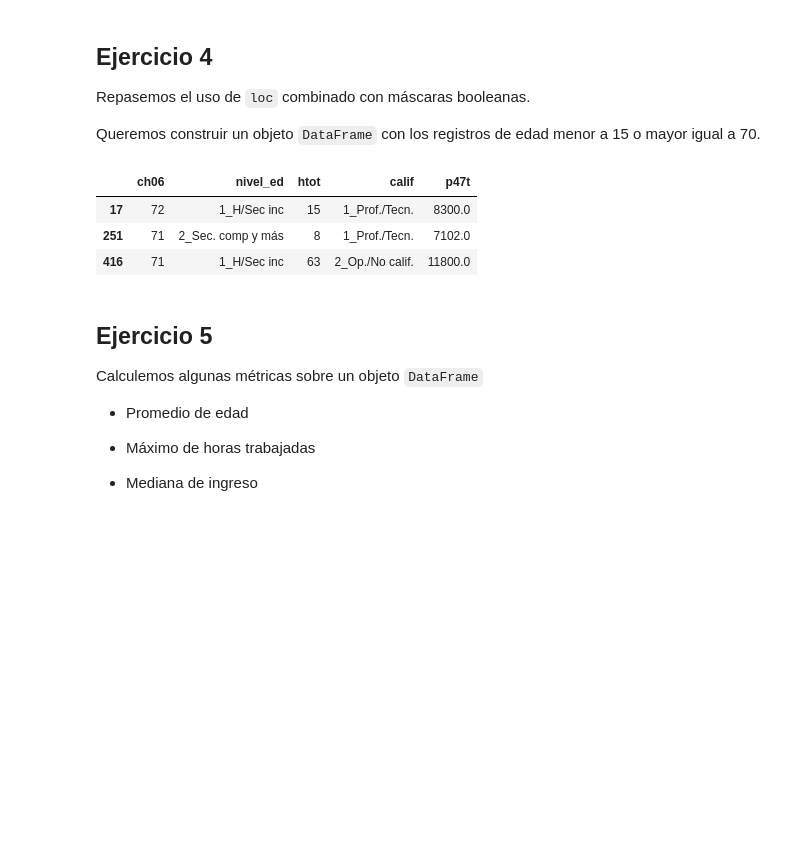
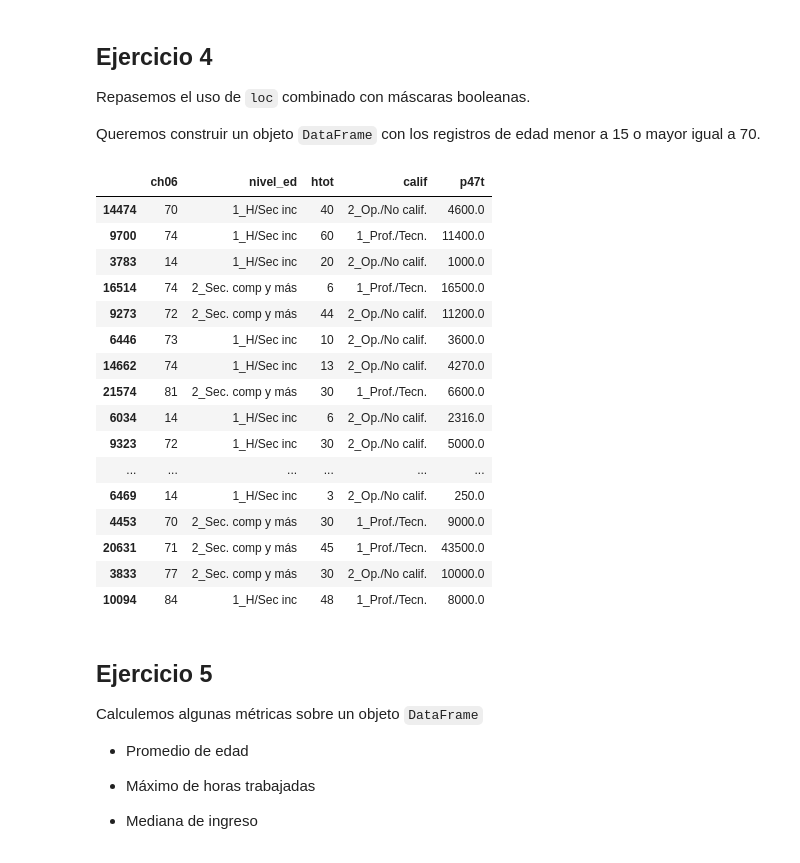
Before and after one commit to Facundo-Peloso/Practica-de-Clases, a Jupyter notebook: clase_05/dsad_2021/M1/CLASE_05_Pandas1/Notebooks/4_checkpoint.ipynb, the cells around one changed output. Cells and saved outputs as stored; diff of their text form; code cells hidden in the pictures; blank space fills up the shorter version.

```diff
--- a/clase_05/dsad_2021/M1/CLASE_05_Pandas1/Notebooks/4_checkpoint.ipynb
+++ b/clase_05/dsad_2021/M1/CLASE_05_Pandas1/Notebooks/4_checkpoint.ipynb
@@ -146,17 +146,34 @@ Queremos construir un objeto `DataFrame` con los registros de edad menor a 15 o
 # %%
 mask_jr= data.ch06<15
 
 mask_sr = data.ch06>=70
 
 mask_final= mask_jr | mask_sr
 
 data_filtrada=data.loc[mask_final,:]
 data_filtrada.head(3)
+
+
+data_filtrada2=data.loc[((data.ch06 <15) | (data.ch06>=70)),:]
+data_filtrada2.sample(30)
 # %% [output]
 |  | ch06 | nivel_ed | htot | calif | p47t |
-| 17 | 72 | 1_H/Sec inc | 15 | 1_Prof./Tecn. | 8300.0 |
-| 251 | 71 | 2_Sec. comp y más | 8 | 1_Prof./Tecn. | 7102.0 |
-| 416 | 71 | 1_H/Sec inc | 63 | 2_Op./No calif. | 11800.0 |
+| 14474 | 70 | 1_H/Sec inc | 40 | 2_Op./No calif. | 4600.0 |
+| 9700 | 74 | 1_H/Sec inc | 60 | 1_Prof./Tecn. | 11400.0 |
+| 3783 | 14 | 1_H/Sec inc | 20 | 2_Op./No calif. | 1000.0 |
+| 16514 | 74 | 2_Sec. comp y más | 6 | 1_Prof./Tecn. | 16500.0 |
+| 9273 | 72 | 2_Sec. comp y más | 44 | 2_Op./No calif. | 11200.0 |
+| 6446 | 73 | 1_H/Sec inc | 10 | 2_Op./No calif. | 3600.0 |
+| 14662 | 74 | 1_H/Sec inc | 13 | 2_Op./No calif. | 4270.0 |
+| 21574 | 81 | 2_Sec. comp y más | 30 | 1_Prof./Tecn. | 6600.0 |
+| 6034 | 14 | 1_H/Sec inc | 6 | 2_Op./No calif. | 2316.0 |
+| 9323 | 72 | 1_H/Sec inc | 30 | 2_Op./No calif. | 5000.0 |
+| ... | ... | ... | ... | ... | ... |
+| 6469 | 14 | 1_H/Sec inc | 3 | 2_Op./No calif. | 250.0 |
+| 4453 | 70 | 2_Sec. comp y más | 30 | 1_Prof./Tecn. | 9000.0 |
+| 20631 | 71 | 2_Sec. comp y más | 45 | 1_Prof./Tecn. | 43500.0 |
+| 3833 | 77 | 2_Sec. comp y más | 30 | 2_Op./No calif. | 10000.0 |
+| 10094 | 84 | 1_H/Sec inc | 48 | 1_Prof./Tecn. | 8000.0 |
 # %% [markdown]
 ## Ejercicio 5
 
```
Also changed, not shown: parts of 1 cell of this notebook, 46 other files.
